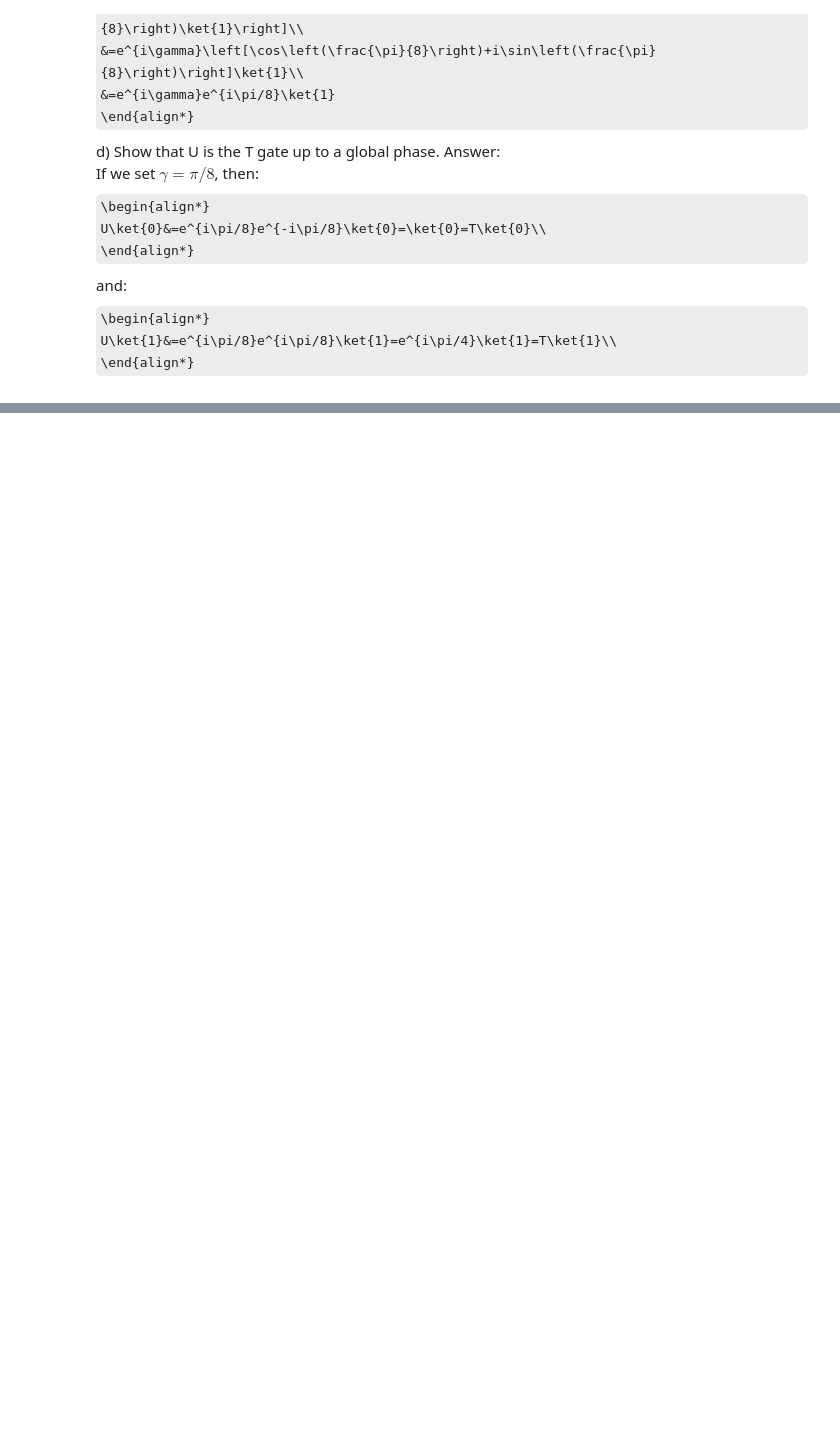
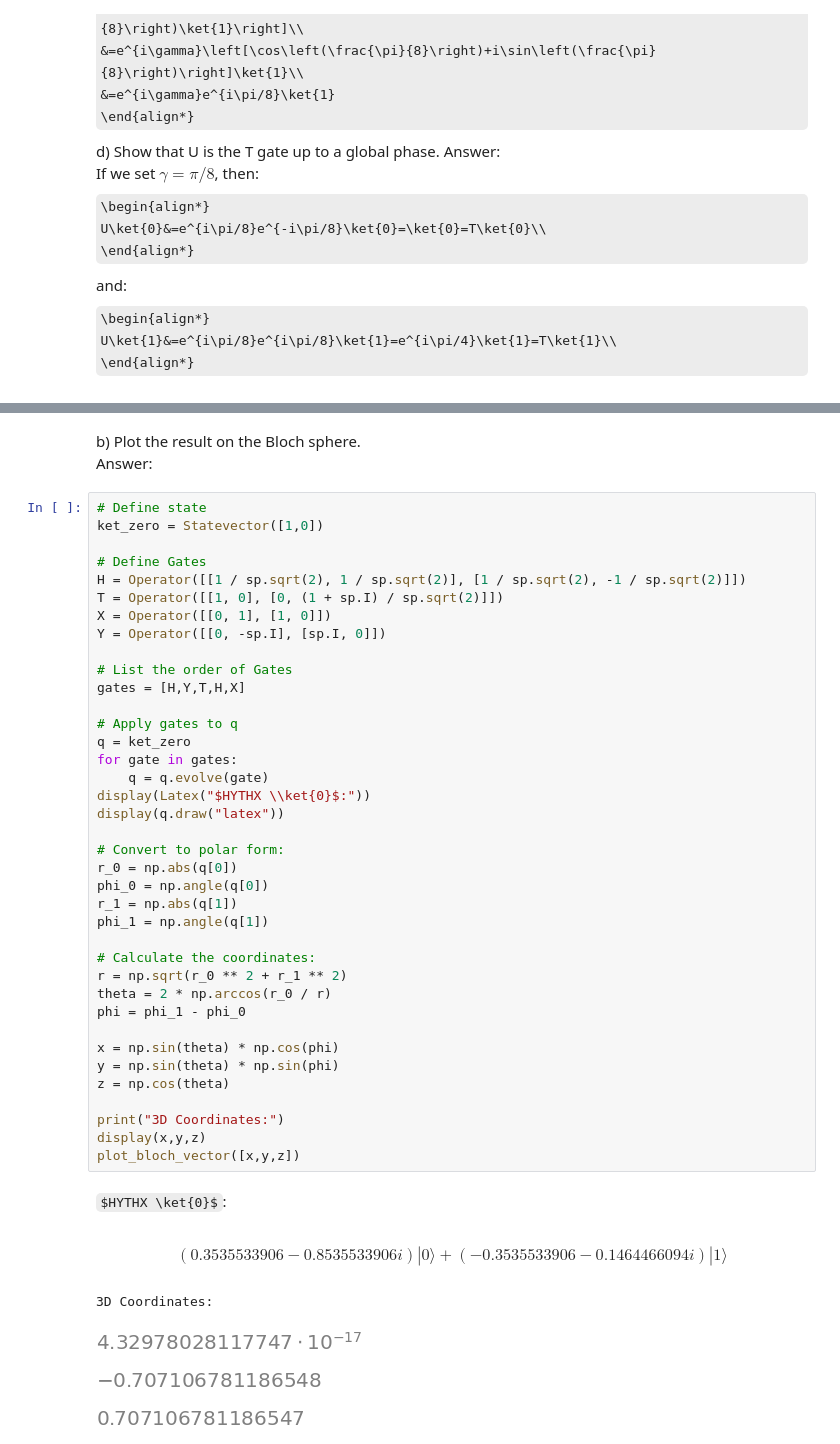
Before and after one commit to Artuk009/QuantumComputing, a Jupyter notebook: PracticeProblems_TWong/Chapter2.ipynb, the cells around one changed output, grey strips where cells are left out. Drawn from its saved outputs; the diff is of its cells as text; some formulas as TeX source; blank space fills up the shorter version.

```diff
--- a/PracticeProblems_TWong/Chapter2.ipynb
+++ b/PracticeProblems_TWong/Chapter2.ipynb
@@ -680,0 +734,48 @@ U\ket{1}&=e^{i\pi/8}e^{i\pi/8}\ket{1}=e^{i\pi/4}\ket{1}=T\ket{1}\\
+# %% [markdown]
+b) Plot the result on the Bloch sphere.<br>
+Answer:
+# %%
+# Define state
+ket_zero = Statevector([1,0])
+
+# Define Gates
+H = Operator([[1 / sp.sqrt(2), 1 / sp.sqrt(2)], [1 / sp.sqrt(2), -1 / sp.sqrt(2)]])
+T = Operator([[1, 0], [0, (1 + sp.I) / sp.sqrt(2)]])
+X = Operator([[0, 1], [1, 0]])
+Y = Operator([[0, -sp.I], [sp.I, 0]])
+
+# List the order of Gates
+gates = [H,Y,T,H,X]
+
+# Apply gates to q
+q = ket_zero
+for gate in gates:
+    q = q.evolve(gate)
+display(Latex("$HYTHX \\ket{0}$:"))
+display(q.draw("latex"))
+
+# Convert to polar form:
+r_0 = np.abs(q[0])
+phi_0 = np.angle(q[0])
+r_1 = np.abs(q[1])
+phi_1 = np.angle(q[1])
+
+# Calculate the coordinates:
+r = np.sqrt(r_0 ** 2 + r_1 ** 2)
+theta = 2 * np.arccos(r_0 / r)
+phi = phi_1 - phi_0
+
+x = np.sin(theta) * np.cos(phi)
+y = np.sin(theta) * np.sin(phi)
+z = np.cos(theta)
+
+print("3D Coordinates:")
+display(x,y,z)
+plot_bloch_vector([x,y,z])
+# %% [output]
+$HYTHX \ket{0}$:
+$$(0.3535533906 - 0.8535533906 i) |0\rangle+(-0.3535533906 - 0.1464466094 i) |1\rangle$$
+3D Coordinates:
+[figure, added]
+[figure, added]
+[figure, added]
```
Also changed, not shown: parts of 9 cells of this notebook.
